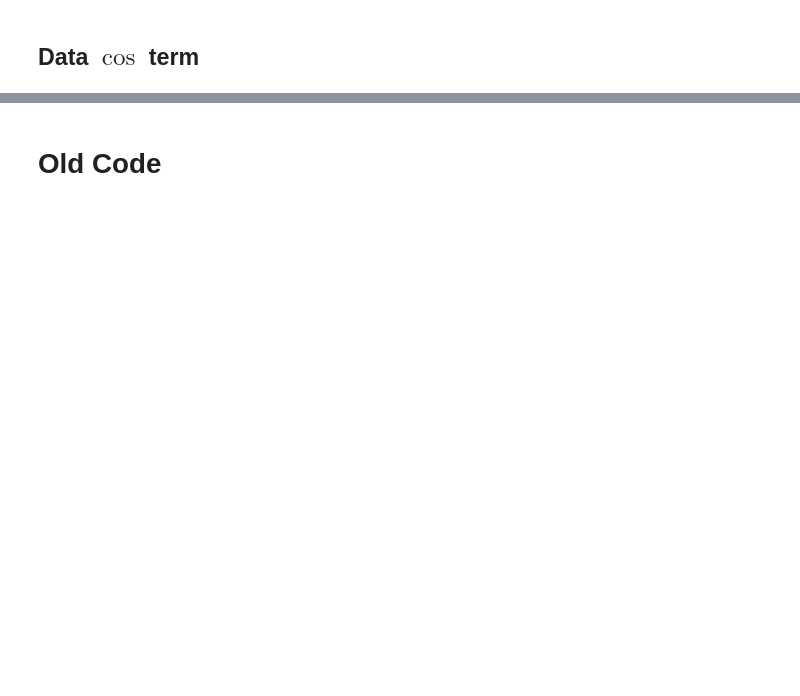
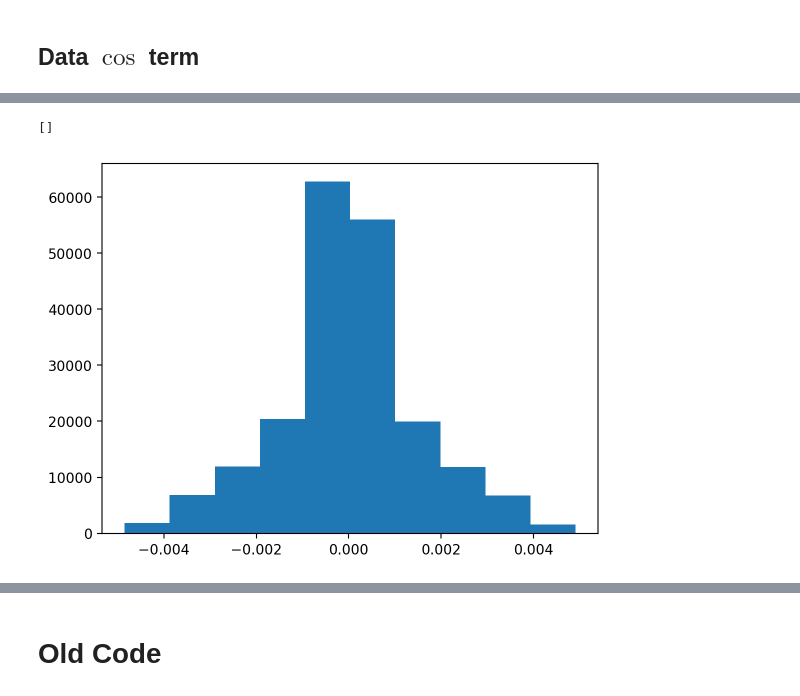
Before and after one commit to rbvogtiii/RSCAM_Networks-in-Turbulence, a Jupyter notebook: triads_simplified.ipynb, the cells around one changed output, grey strips where cells are left out. Saved outputs shown, nothing was run; the diff lists cells and outputs as text; code cells hidden in the pictures; blank space fills up the shorter version.

```diff
--- a/triads_simplified.ipynb
+++ b/triads_simplified.ipynb
@@ -201,0 +275,5 @@ plot_G(Gcosrho_dir,points=points,title='Prediction')
+# %%
+plt.hist(mean_sync);plt.plot()
+# %% [output]
+[]
+[figure, added]
```
Also changed, not shown: parts of 24 cells of this notebook.
